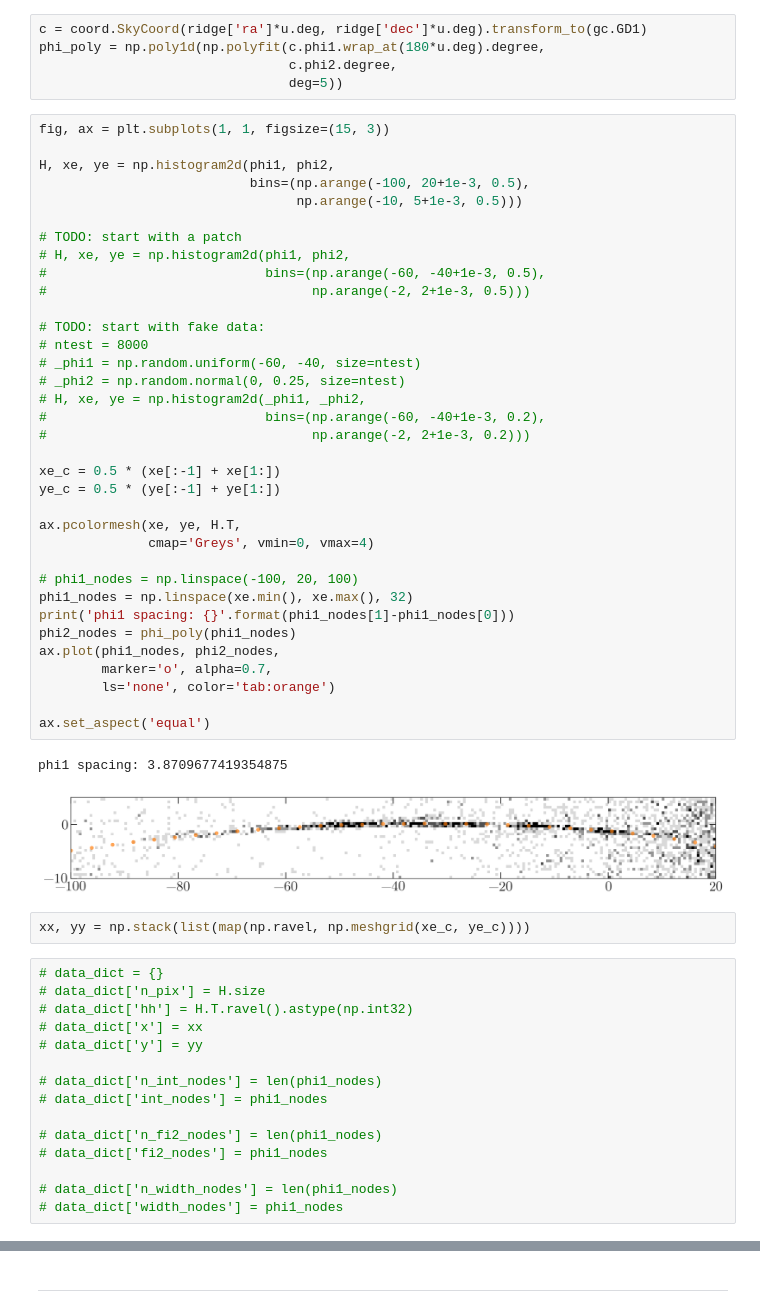
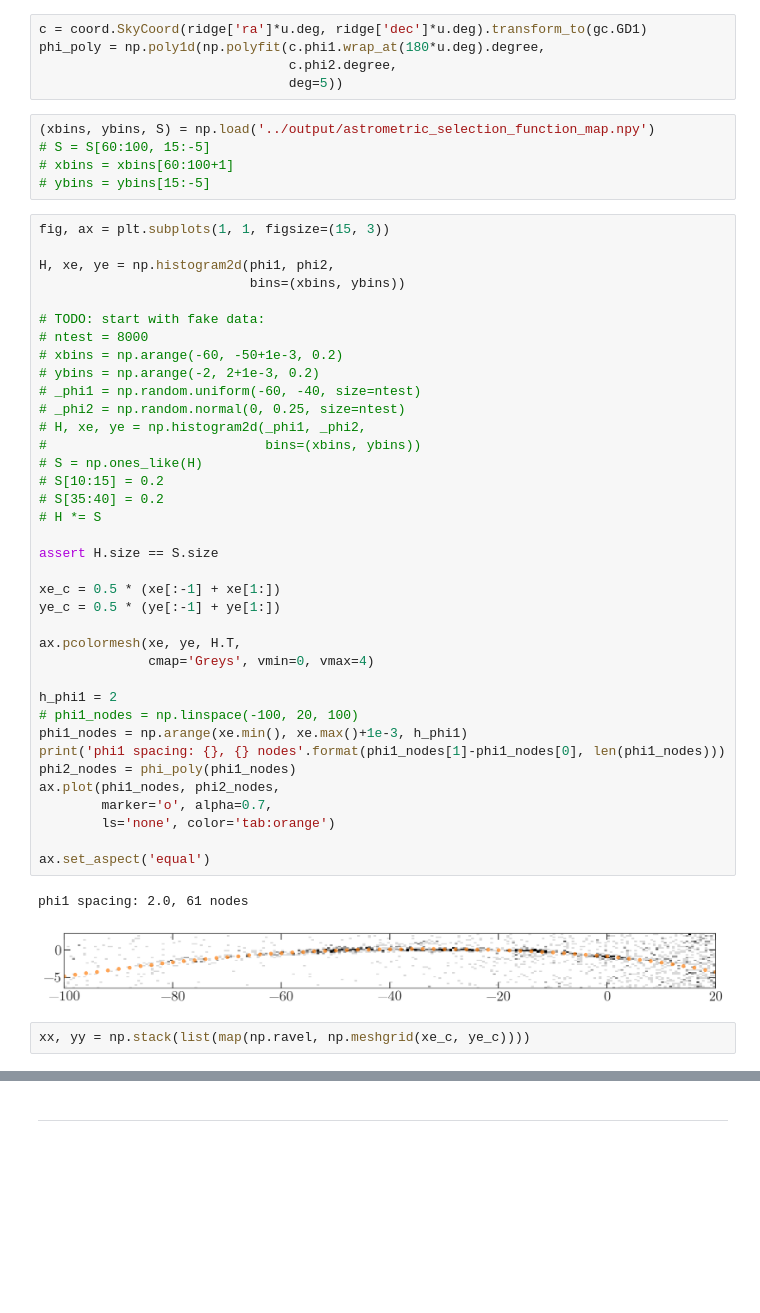
Before and after one commit to adrn/GD1-DR2, a Jupyter notebook: notebooks/Binned-density-model.ipynb, the cells around one changed output, grey strips where cells are left out. Saved outputs shown, nothing was run; the diff lists cells and outputs as text; blank space fills up the shorter version.

```diff
--- a/notebooks/Binned-density-model.ipynb
+++ b/notebooks/Binned-density-model.ipynb
@@ -30,58 +34,50 @@ c = coord.SkyCoord(ridge['ra']*u.deg, ridge['dec']*u.deg).transform_to(gc.GD1)
 phi_poly = np.poly1d(np.polyfit(c.phi1.wrap_at(180*u.deg).degree,
                                 c.phi2.degree,
                                 deg=5))
+# %%
+(xbins, ybins, S) = np.load('../output/astrometric_selection_function_map.npy')
+# S = S[60:100, 15:-5]
+# xbins = xbins[60:100+1]
+# ybins = ybins[15:-5]
 # %%
 fig, ax = plt.subplots(1, 1, figsize=(15, 3))
 
 H, xe, ye = np.histogram2d(phi1, phi2,
-                           bins=(np.arange(-100, 20+1e-3, 0.5),
-                                 np.arange(-10, 5+1e-3, 0.5)))
-
-# TODO: start with a patch
-# H, xe, ye = np.histogram2d(phi1, phi2,
-#                            bins=(np.arange(-60, -40+1e-3, 0.5),
-#                                  np.arange(-2, 2+1e-3, 0.5)))
+                           bins=(xbins, ybins))
 
 # TODO: start with fake data:
 # ntest = 8000
+# xbins = np.arange(-60, -50+1e-3, 0.2)
+# ybins = np.arange(-2, 2+1e-3, 0.2)
 # _phi1 = np.random.uniform(-60, -40, size=ntest)
 # _phi2 = np.random.normal(0, 0.25, size=ntest)
 # H, xe, ye = np.histogram2d(_phi1, _phi2,
-#                            bins=(np.arange(-60, -40+1e-3, 0.2),
-#                                  np.arange(-2, 2+1e-3, 0.2)))
+#                            bins=(xbins, ybins))
+# S = np.ones_like(H)
+# S[10:15] = 0.2
+# S[35:40] = 0.2
+# H *= S
+
+assert H.size == S.size
 
 xe_c = 0.5 * (xe[:-1] + xe[1:])
 ye_c = 0.5 * (ye[:-1] + ye[1:])
 
 ax.pcolormesh(xe, ye, H.T,
               cmap='Greys', vmin=0, vmax=4)
 
+h_phi1 = 2
 # phi1_nodes = np.linspace(-100, 20, 100)
-phi1_nodes = np.linspace(xe.min(), xe.max(), 32)
-print('phi1 spacing: {}'.format(phi1_nodes[1]-phi1_nodes[0]))
+phi1_nodes = np.arange(xe.min(), xe.max()+1e-3, h_phi1)
+print('phi1 spacing: {}, {} nodes'.format(phi1_nodes[1]-phi1_nodes[0], len(phi1_nodes)))
 phi2_nodes = phi_poly(phi1_nodes)
 ax.plot(phi1_nodes, phi2_nodes,
         marker='o', alpha=0.7,
         ls='none', color='tab:orange')
 
 ax.set_aspect('equal')
 # %% [output]
-phi1 spacing: 3.8709677419354875
+phi1 spacing: 2.0, 61 nodes
-[figure, old version]
+[figure, new version]
 # %%
 xx, yy = np.stack(list(map(np.ravel, np.meshgrid(xe_c, ye_c))))
-# %%
-# data_dict = {}
-# data_dict['n_pix'] = H.size
-# data_dict['hh'] = H.T.ravel().astype(np.int32)
-# data_dict['x'] = xx
-# data_dict['y'] = yy
-
-# data_dict['n_int_nodes'] = len(phi1_nodes)
-# data_dict['int_nodes'] = phi1_nodes
-
-# data_dict['n_fi2_nodes'] = len(phi1_nodes)
-# data_dict['fi2_nodes'] = phi1_nodes
-
-# data_dict['n_width_nodes'] = len(phi1_nodes)
-# data_dict['width_nodes'] = phi1_nodes
```
Also changed, not shown: parts of 22 cells of this notebook, 3 other files.
